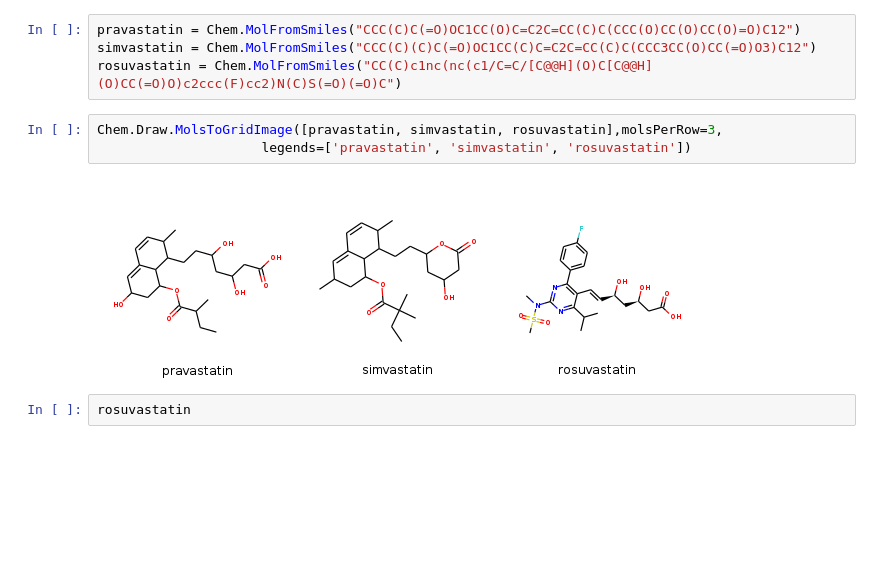
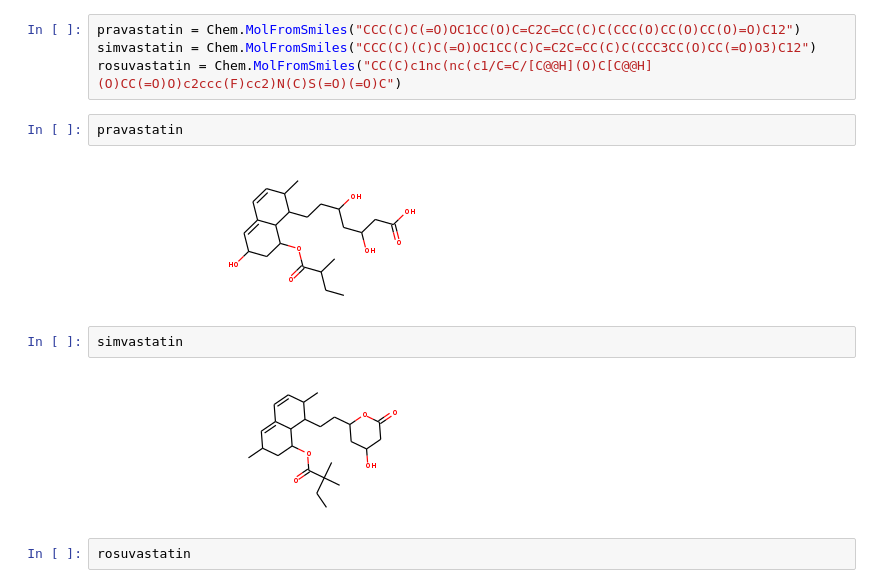
Before and after one commit to phi-grib/Hepatoxicity-SysBio, a Jupyter notebook: notebook/Statins.ipynb, the cells around one changed output. Cells and saved outputs as stored; diff of their text form; blank space fills up the shorter version.

Commit message:
draw molecules

```diff
--- a/notebook/Statins.ipynb
+++ b/notebook/Statins.ipynb
@@ -38,11 +38,14 @@ cid = {'BRD-A71816415': 'pravastatin', 'BRD-K22134346': 'simvastatin', 'BRD-K829
 pravastatin = Chem.MolFromSmiles("CCC(C)C(=O)OC1CC(O)C=C2C=CC(C)C(CCC(O)CC(O)CC(O)=O)C12")
 simvastatin = Chem.MolFromSmiles("CCC(C)(C)C(=O)OC1CC(C)C=C2C=CC(C)C(CCC3CC(O)CC(=O)O3)C12")
 rosuvastatin = Chem.MolFromSmiles("CC(C)c1nc(nc(c1/C=C/[C@@H](O)C[C@@H](O)CC(=O)O)c2ccc(F)cc2)N(C)S(=O)(=O)C")
-# %%
-Chem.Draw.MolsToGridImage([pravastatin, simvastatin, rosuvastatin],molsPerRow=3,
-                     legends=['pravastatin', 'simvastatin', 'rosuvastatin'])
-# %% [output]
-[figure, removed]
+# %%
+pravastatin
+# %% [output]
+[figure, added]
+# %%
+simvastatin
+# %% [output]
+[figure, added]
 # %%
 rosuvastatin
 # %% [output]
```
